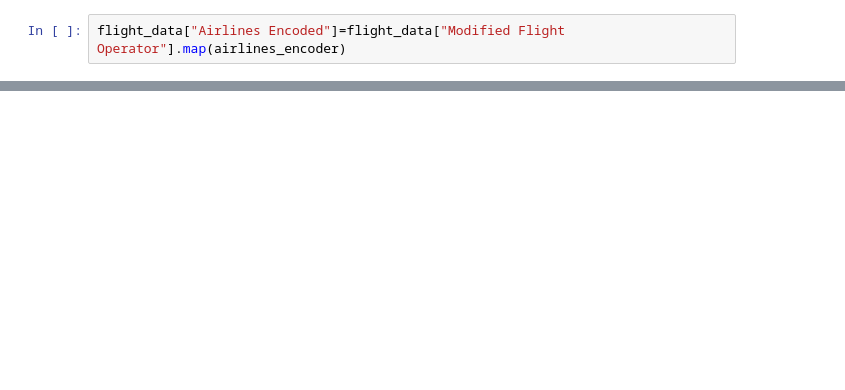
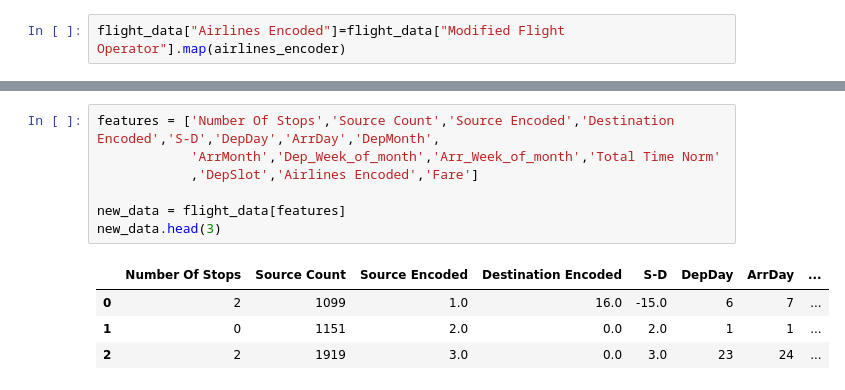
Before and after one commit to Daim-Nickel-Penny/Fly-Deals-Backend, a Jupyter notebook: Fly_Deals_Backend.ipynb, the cells around one changed output, grey strips where cells are left out. Saved outputs shown, nothing was run; the diff lists cells and outputs as text; blank space fills up the shorter version.

```diff
--- a/Fly_Deals_Backend.ipynb
+++ b/Fly_Deals_Backend.ipynb
@@ -570,0 +577,12 @@ flight_data.head(2)
+# %%
+features = ['Number Of Stops','Source Count','Source Encoded','Destination Encoded','S-D','DepDay','ArrDay','DepMonth',
+            'ArrMonth','Dep_Week_of_month','Arr_Week_of_month','Total Time Norm'
+            ,'DepSlot','Airlines Encoded','Fare']
+
+new_data = flight_data[features]
+new_data.head(3)
+# %% [output]
+|  | Number Of Stops | Source Count | Source Encoded | Destination Encoded | S-D | DepDay | ArrDay | ... |
+| 0 | 2 | 1099 | 1.0 | 16.0 | -15.0 | 6 | 7 | ... |
+| 1 | 0 | 1151 | 2.0 | 0.0 | 2.0 | 1 | 1 | ... |
+| 2 | 2 | 1919 | 3.0 | 0.0 | 3.0 | 23 | 24 | ... |
```
Also changed, not shown: parts of 33 cells of this notebook.
